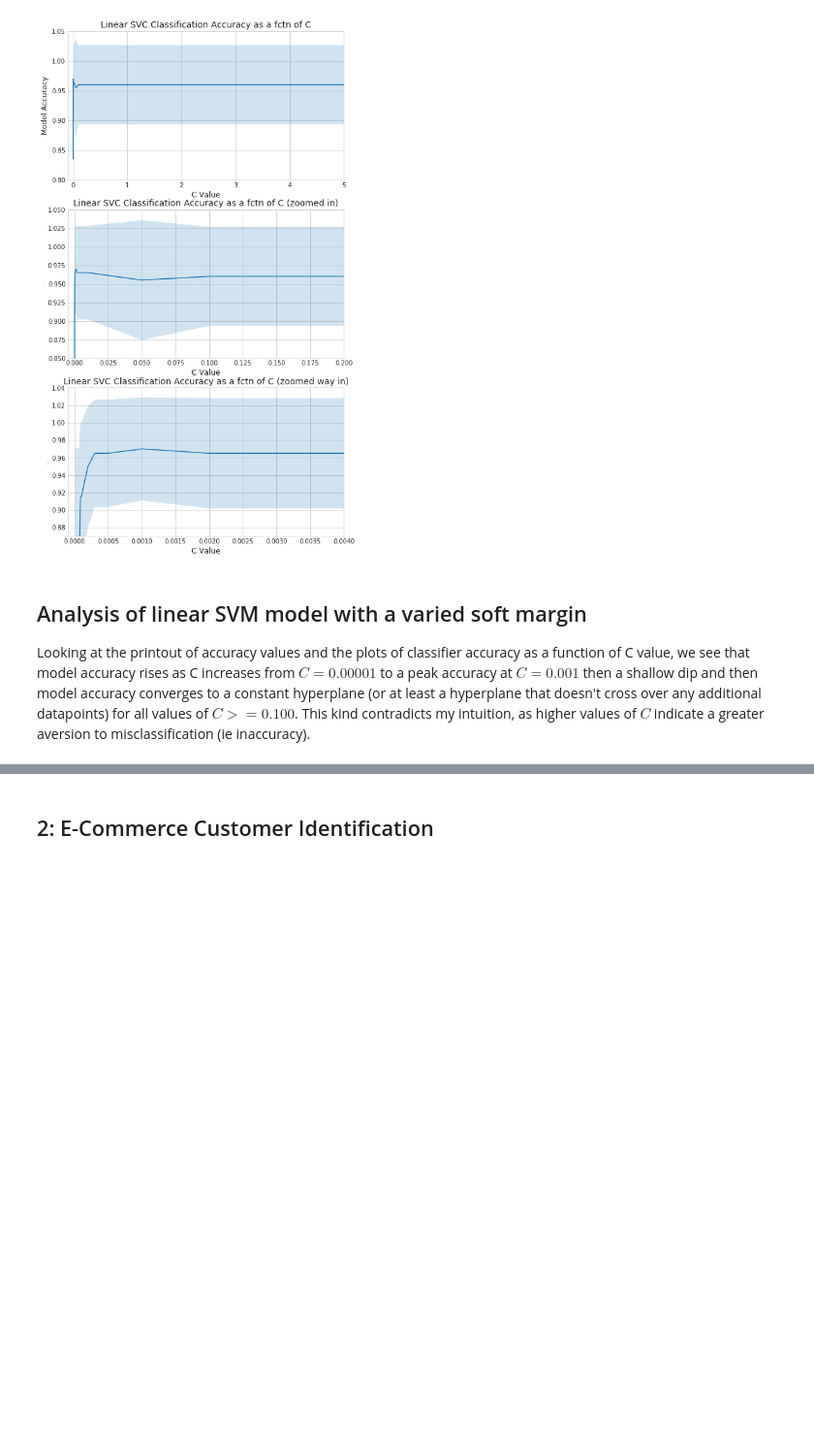
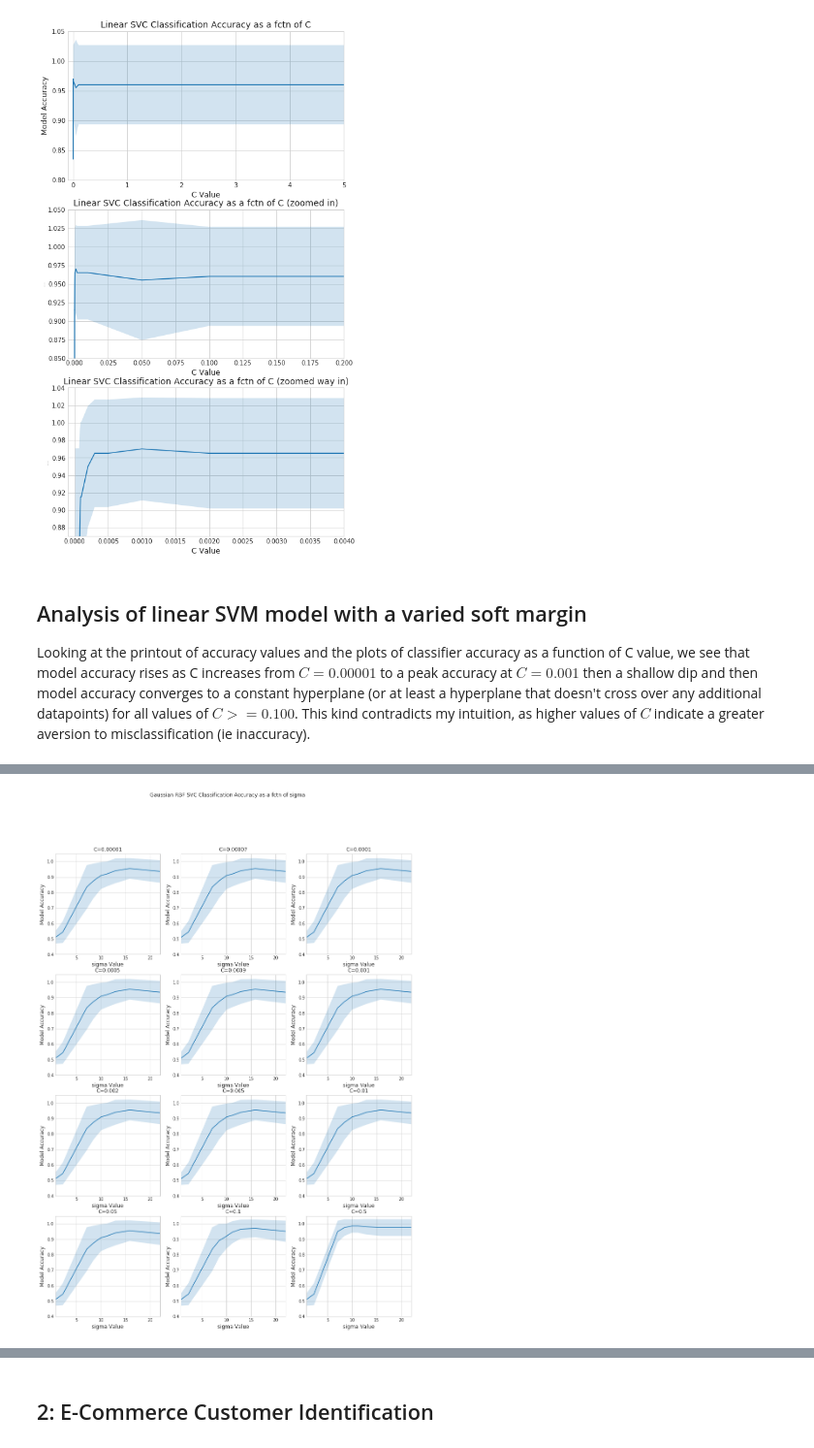
Before and after one commit to MattTriano/Advanced_Data_Mining, a Jupyter notebook: assns/assn3/Triano_Matt_Assignment_3.ipynb, the cells around one changed output, grey strips where cells are left out. Shown: that part at 97% size. Saved outputs shown, nothing was run; the diff lists cells and outputs as text; code cells hidden in the pictures; blank space fills up the shorter version.

```diff
--- a/assns/assn3/Triano_Matt_Assignment_3.ipynb
+++ b/assns/assn3/Triano_Matt_Assignment_3.ipynb
@@ -293,0 +261,94 @@ Score of the most accurate model: 0.985000
+# %%
+title = 'Gaussian RBF SVC Classification Accuracy as a fctn of sigma'
+xlab = 'sigma Value'
+df_00001 = gauss_df[gauss_df['C']==0.00001]
+df_00007 = gauss_df[gauss_df['C']==0.00007]
+df_0001 = gauss_df[gauss_df['C']==0.0001]
+df_0005 = gauss_df[gauss_df['C']==0.0005]
+df_0009 = gauss_df[gauss_df['C']==0.0009]
+df_001 = gauss_df[gauss_df['C']==0.001]
+df_002 = gauss_df[gauss_df['C']==0.002]
+df_005 = gauss_df[gauss_df['C']==0.005]
+df_01 = gauss_df[gauss_df['C']==0.01]
+df_05 = gauss_df[gauss_df['C']==0.05]
+df_1 = gauss_df[gauss_df['C']==0.1]
+df_5 = gauss_df[gauss_df['C']==0.5]
+with plt.style.context('seaborn-whitegrid'):
+#     fig, (ax1, ax2, ax3) = plt.subplots(nrows=3, ncols=3, sharey=False, sharex=False, figsize=(12,12))
+    fig, ax = plt.subplots(nrows=4, ncols=3, sharey=False, sharex=False, figsize=(15,20))
+    ax = ax.flatten()
+    fig.suptitle(title)
+    errorbar_lineplot(ax[0], df_00001['sigma'], df_00001['mean_acc'], df_00001['mean_std'])
+    ax[0].set_xlabel(xlab, fontsize=12)
+    ax[0].set_ylabel('Model Accuracy', fontsize=12)
+    ax[0].set_ylim([0.4,1.05])
+    ax[0].set_xlim([0.7,22])
+    ax[0].set_title('C=0.00001')
+    errorbar_lineplot(ax[1], df_00007['sigma'], df_00007['mean_acc'], df_00007['mean_std'])
+    ax[1].set_xlabel(xlab, fontsize=12)
+    ax[1].set_ylabel('Model Accuracy', fontsize=12)
+    ax[1].set_ylim([0.4,1.05])
+    ax[1].set_xlim([0.7,22])
+    ax[1].set_title('C=0.00007')
+    errorbar_lineplot(ax[2], df_0001['sigma'], df_0001['mean_acc'], df_0001['mean_std'])
+    ax[2].set_xlabel(xlab, fontsize=12)
+    ax[2].set_ylabel('Model Accuracy', fontsize=12)
+    ax[2].set_ylim([0.4,1.05])
+    ax[2].set_xlim([0.7,22])
+    ax[2].set_title('C=0.0001')
+    errorbar_lineplot(ax[3], df_0005['sigma'], df_0005['mean_acc'], df_0005['mean_std'])
+    ax[3].set_xlabel(xlab, fontsize=12)
+    ax[3].set_ylabel('Model Accuracy', fontsize=12)
+    ax[3].set_ylim([0.4,1.05])
+    ax[3].set_xlim([0.7,22])
+    ax[3].set_title('C=0.0005')
+    errorbar_lineplot(ax[4], df_0009['sigma'], df_0009['mean_acc'], df_0009['mean_std'])
+    ax[4].set_xlabel(xlab, fontsize=12)
+    ax[4].set_ylabel('Model Accuracy', fontsize=12)
+    ax[4].set_ylim([0.4,1.05])
+    ax[4].set_xlim([0.7,22])
+    ax[4].set_title('C=0.0009')
+    errorbar_lineplot(ax[5], df_001['sigma'], df_001['mean_acc'], df_001['mean_std'])
+    ax[5].set_xlabel(xlab, fontsize=12)
+    ax[5].set_ylabel('Model Accuracy', fontsize=12)
+    ax[5].set_ylim([0.4,1.05])
+    ax[5].set_xlim([0.7,22])
+    ax[5].set_title('C=0.001')
+    errorbar_lineplot(ax[6], df_002['sigma'], df_002['mean_acc'], df_002['mean_std'])
+    ax[6].set_xlabel(xlab, fontsize=12)
+    ax[6].set_ylabel('Model Accuracy', fontsize=12)
+    ax[6].set_ylim([0.4,1.05])
+    ax[6].set_xlim([0.7,22])
+    ax[6].set_title('C=0.002')
+    errorbar_lineplot(ax[7], df_005['sigma'], df_005['mean_acc'], df_005['mean_std'])
+    ax[7].set_xlabel(xlab, fontsize=12)
+    ax[7].set_ylabel('Model Accuracy', fontsize=12)
+    ax[7].set_ylim([0.4,1.05])
+    ax[7].set_xlim([0.7,22])
+    ax[7].set_title('C=0.005')
+    errorbar_lineplot(ax[8], df_01['sigma'], df_01['mean_acc'], df_01['mean_std'])
+    ax[8].set_xlabel(xlab, fontsize=12)
+    ax[8].set_ylabel('Model Accuracy', fontsize=12)
+    ax[8].set_ylim([0.4,1.05])
+    ax[8].set_xlim([0.7,22])
+    ax[8].set_title('C=0.01')
+    errorbar_lineplot(ax[9], df_05['sigma'], df_05['mean_acc'], df_05['mean_std'])
+    ax[9].set_xlabel(xlab, fontsize=12)
+    ax[9].set_ylabel('Model Accuracy', fontsize=12)
+    ax[9].set_ylim([0.4,1.05])
+    ax[9].set_xlim([0.7,22])
+    ax[9].set_title('C=0.05')
+    errorbar_lineplot(ax[10], df_1['sigma'], df_1['mean_acc'], df_1['mean_std'])
+    ax[10].set_xlabel(xlab, fontsize=12)
+    ax[10].set_ylabel('Model Accuracy', fontsize=12)
+    ax[10].set_ylim([0.4,1.05])
+    ax[10].set_xlim([0.7,22])
+    ax[10].set_title('C=0.1')
+    errorbar_lineplot(ax[11], df_5['sigma'], df_5['mean_acc'], df_5['mean_std'])
+    ax[11].set_xlabel(xlab, fontsize=12)
+    ax[11].set_ylabel('Model Accuracy', fontsize=12)
+    ax[11].set_ylim([0.4,1.05])
+    ax[11].set_xlim([0.7,22])
+    ax[11].set_title('C=0.5')
+# %% [output]
+[figure, added]
```
Also changed, not shown: parts of 18 cells of this notebook.
